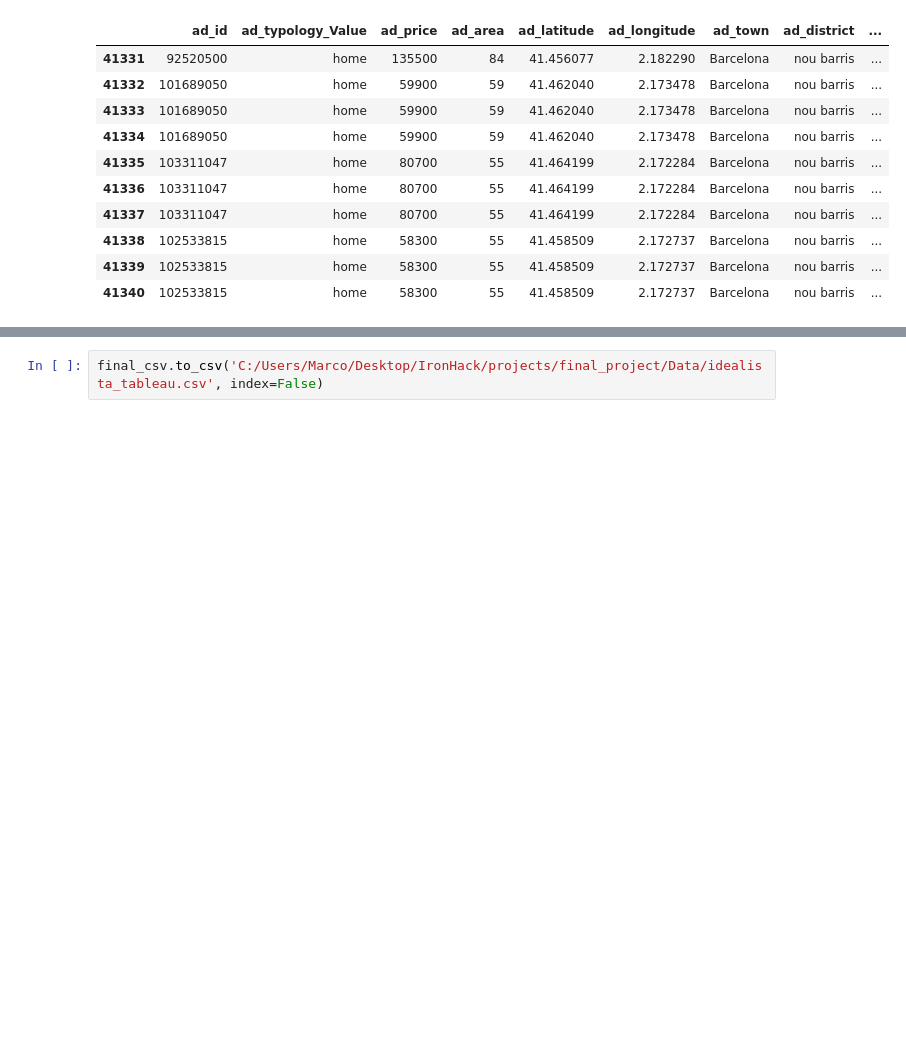
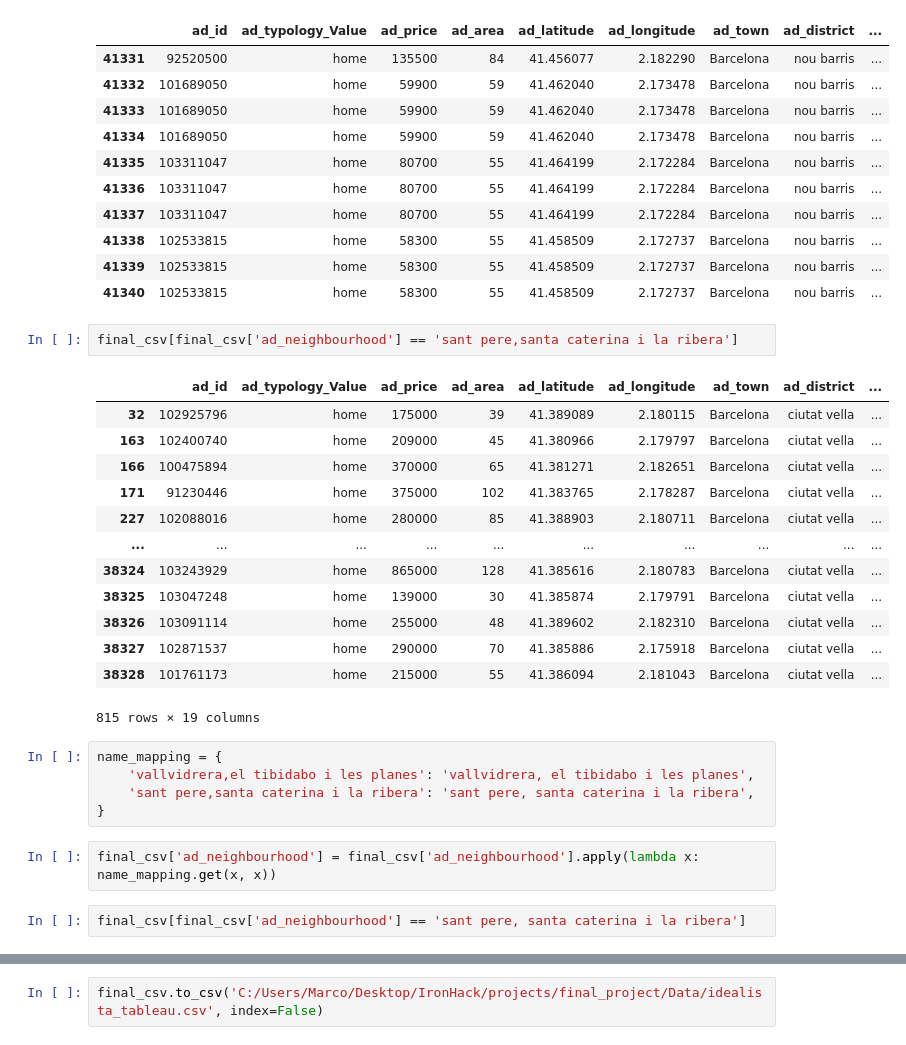
Before and after one commit to marcoayora/final_project, a Jupyter notebook: Notebooks/cleaning_idea.ipynb, the cells around one changed output, grey strips where cells are left out. Cells and saved outputs as stored; diff of their text form; blank space fills up the shorter version.

```diff
--- a/Notebooks/cleaning_idea.ipynb
+++ b/Notebooks/cleaning_idea.ipynb
@@ -430,3 +430,28 @@ final_csv.tail(10)
 | 41338 | 102533815 | home | 58300 | 55 | 41.458509 | 2.172737 | Barcelona | nou barris | ... |
 | 41339 | 102533815 | home | 58300 | 55 | 41.458509 | 2.172737 | Barcelona | nou barris | ... |
 | 41340 | 102533815 | home | 58300 | 55 | 41.458509 | 2.172737 | Barcelona | nou barris | ... |
+# %%
+final_csv[final_csv['ad_neighbourhood'] == 'sant pere,santa caterina i la ribera']
+# %% [output]
+|  | ad_id | ad_typology_Value | ad_price | ad_area | ad_latitude | ad_longitude | ad_town | ad_district | ... |
+| 32 | 102925796 | home | 175000 | 39 | 41.389089 | 2.180115 | Barcelona | ciutat vella | ... |
+| 163 | 102400740 | home | 209000 | 45 | 41.380966 | 2.179797 | Barcelona | ciutat vella | ... |
+| 166 | 100475894 | home | 370000 | 65 | 41.381271 | 2.182651 | Barcelona | ciutat vella | ... |
+| 171 | 91230446 | home | 375000 | 102 | 41.383765 | 2.178287 | Barcelona | ciutat vella | ... |
+| 227 | 102088016 | home | 280000 | 85 | 41.388903 | 2.180711 | Barcelona | ciutat vella | ... |
+| ... | ... | ... | ... | ... | ... | ... | ... | ... | ... |
+| 38324 | 103243929 | home | 865000 | 128 | 41.385616 | 2.180783 | Barcelona | ciutat vella | ... |
+| 38325 | 103047248 | home | 139000 | 30 | 41.385874 | 2.179791 | Barcelona | ciutat vella | ... |
+| 38326 | 103091114 | home | 255000 | 48 | 41.389602 | 2.182310 | Barcelona | ciutat vella | ... |
+| 38327 | 102871537 | home | 290000 | 70 | 41.385886 | 2.175918 | Barcelona | ciutat vella | ... |
+| 38328 | 101761173 | home | 215000 | 55 | 41.386094 | 2.181043 | Barcelona | ciutat vella | ... |
+815 rows × 19 columns
+# %%
+name_mapping = {
+    'vallvidrera,el tibidabo i les planes': 'vallvidrera, el tibidabo i les planes',
+    'sant pere,santa caterina i la ribera': 'sant pere, santa caterina i la ribera',
+}
+# %%
+final_csv['ad_neighbourhood'] = final_csv['ad_neighbourhood'].apply(lambda x: name_mapping.get(x, x))
+# %%
+final_csv[final_csv['ad_neighbourhood'] == 'sant pere, santa caterina i la ribera']
```
Also changed, not shown: parts of 4 cells of this notebook.
